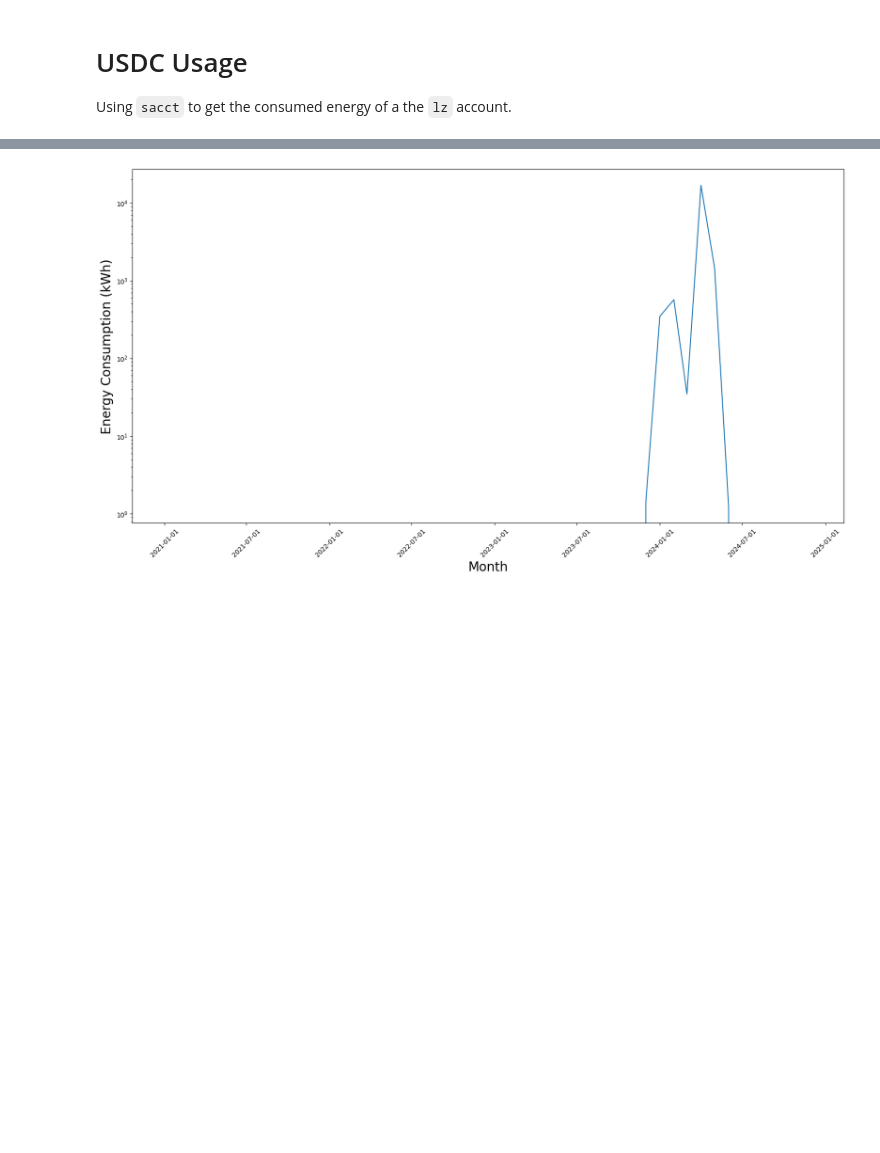
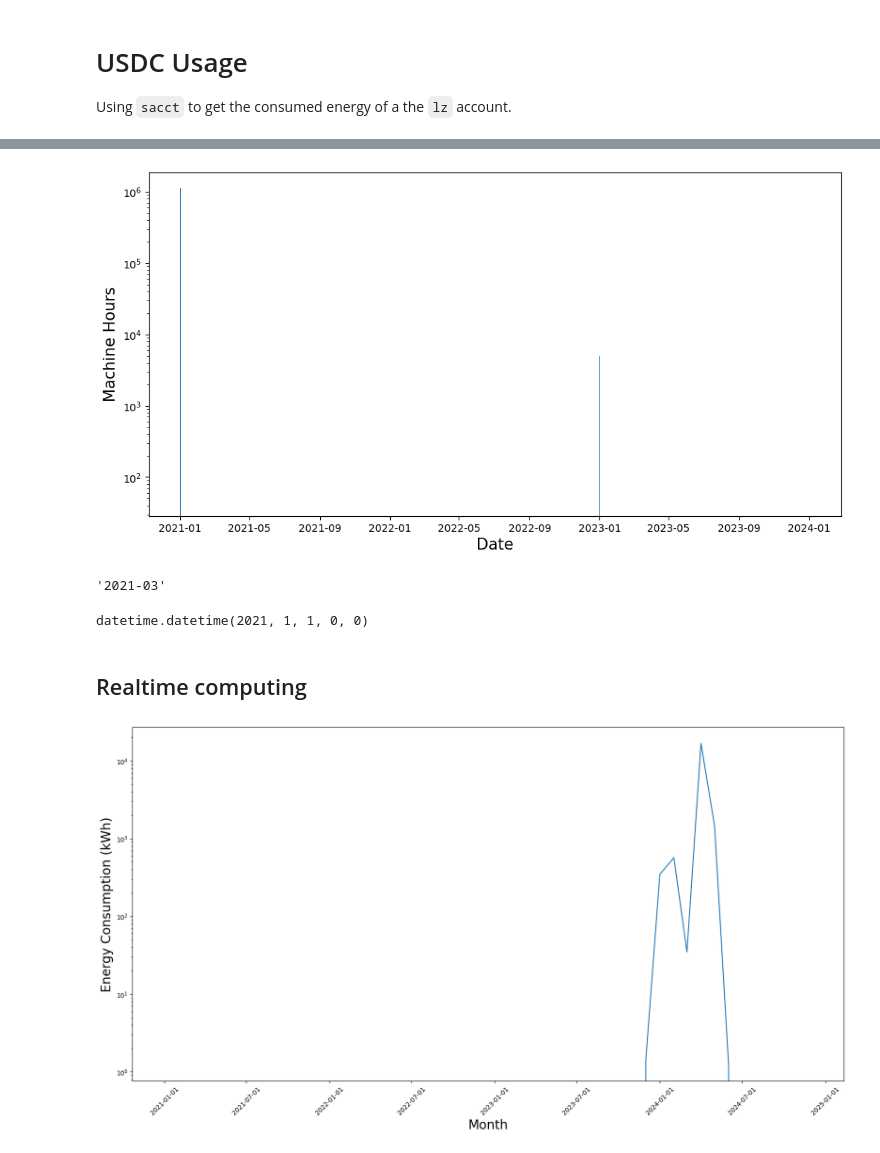
Before and after one commit to seriksen/sustainable-lz, a Jupyter notebook: computing/nersc.ipynb, the cells around one changed output, grey strips where cells are left out. Cells and saved outputs as stored; diff of their text form; code cells hidden in the pictures; blank space fills up the shorter version.

```diff
--- a/computing/nersc.ipynb
+++ b/computing/nersc.ipynb
@@ -14,3 +32,29 @@ import numpy as np
+# %%
+fig, ax = plt.subplots(1,1, figsize=(12,6))
+# bin by weeks
+df['Week'] = df['Day'].dt.strftime('%Y-%W')
+weekly_usage = df.groupby('Week')['sum of Machine Hours'].sum().to_dict()
+
+bins = sorted(weekly_usage.keys())
+weights = [weekly_usage[bin_] for bin_ in bins]
+bins = [datetime.strptime(_bins, '%Y-%W') for _bins in bins]
+ax.bar(bins, weights)
+ax.set_xlabel('Date', fontsize=15)
+ax.set_ylabel('Machine Hours', fontsize=15)
+ax.set_yscale('log')
+plt.show()
+# %% [output]
+[figure, added]
+# %%
+bins[0]
+# %% [output]
+'2021-03'
+# %%
+datetime.strptime(bins[0], '%Y-%W')
+# %% [output]
+datetime.datetime(2021, 1, 1, 0, 0)
+# %% [markdown]
+## Realtime computing
 # %%
 def convert_string_to_float(s: str) -> float:
     """
```
Also changed, not shown: parts of 5 cells of this notebook.
